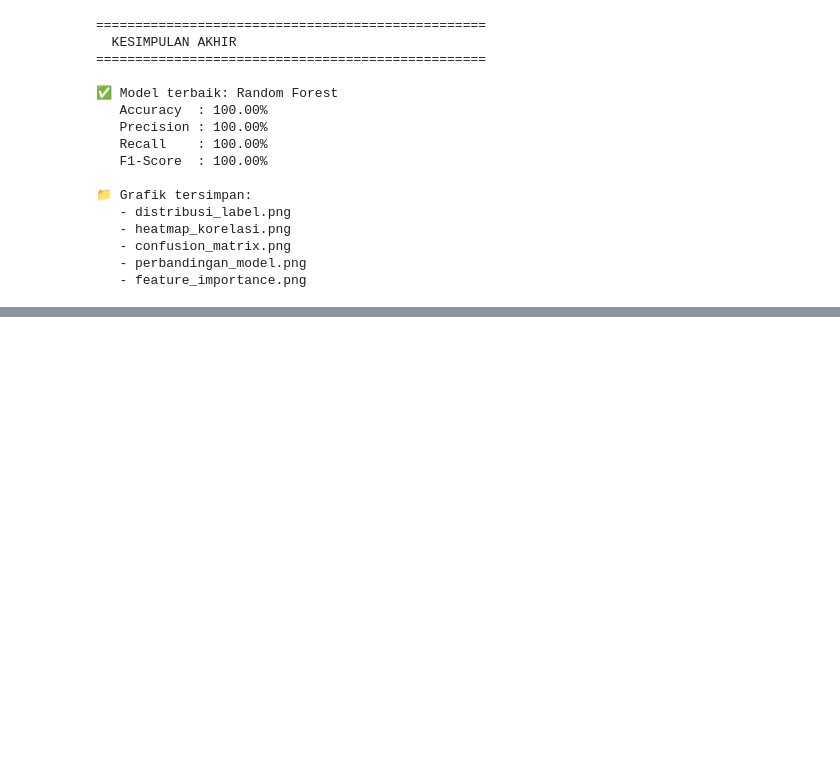
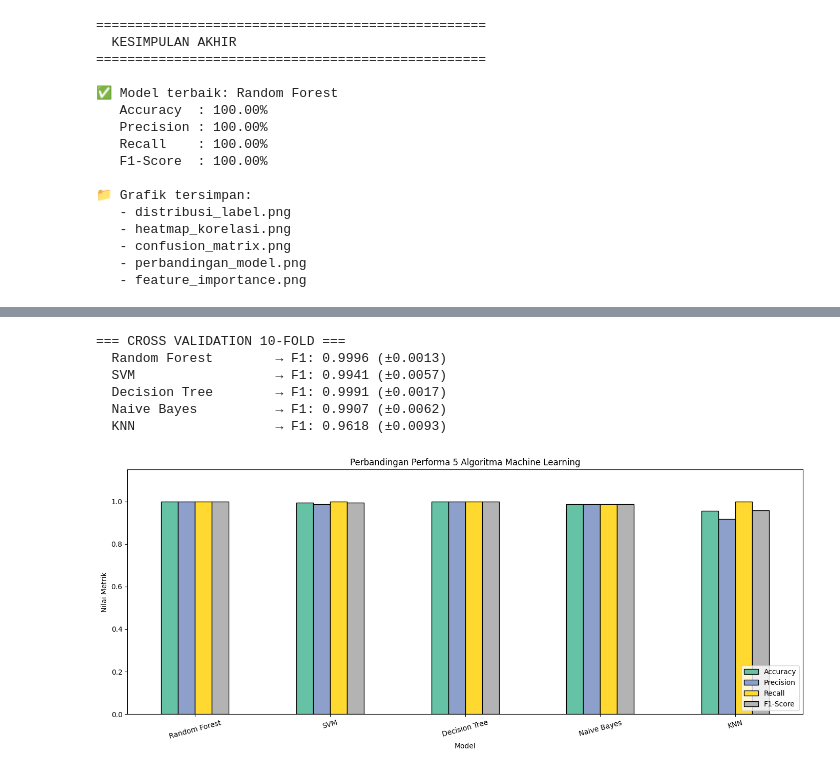
Before and after one commit to Ariefnaufal67/metopen, a Jupyter notebook: Metopen.ipynb, the cells around one changed output, grey strips where cells are left out. Cells and saved outputs as stored; diff of their text form; code cells hidden in the pictures; blank space fills up the shorter version.

```diff
--- a/Metopen.ipynb
+++ b/Metopen.ipynb
@@ -340,0 +677,35 @@ for f in ['distribusi_label.png','heatmap_korelasi.png','confusion_matrix.png','
+# %%
+kfold = StratifiedKFold(n_splits=10, shuffle=True, random_state=42)
+
+models = {
+    'Random Forest' : (rf_model,  X_resampled),
+    'SVM'           : (svm_model, scaler.transform(X_resampled)),
+    'Decision Tree' : (dt_model,  X_resampled),
+    'Naive Bayes'   : (nb_model,  scaler.transform(X_resampled)),
+    'KNN'           : (knn_model, scaler.transform(X_resampled)),
+}
+
+print("=== CROSS VALIDATION 10-FOLD ===")
+for nama, (model, X_cv) in models.items():
+    cv_score = cross_val_score(model, X_cv, y_resampled, cv=kfold, scoring='f1')
+    print(f"  {nama:<20} → F1: {cv_score.mean():.4f} (±{cv_score.std():.4f})")
+# %% [output]
+=== CROSS VALIDATION 10-FOLD ===
+  Random Forest        → F1: 0.9996 (±0.0013)
+  SVM                  → F1: 0.9941 (±0.0057)
+  Decision Tree        → F1: 0.9991 (±0.0017)
+  Naive Bayes          → F1: 0.9907 (±0.0062)
+  KNN                  → F1: 0.9618 (±0.0093)
+# %%
+df_hasil.plot(kind='bar', figsize=(14, 6), colormap='Set2', edgecolor='black')
+plt.title('Perbandingan Performa 5 Algoritma Machine Learning')
+plt.ylabel('Nilai Metrik')
+plt.xlabel('Model')
+plt.xticks(rotation=15)
+plt.ylim(0, 1.15)
+plt.legend(loc='lower right')
+plt.tight_layout()
+plt.savefig('perbandingan_5_model.png', dpi=150)
+plt.show()
+# %% [output]
+[figure, added]
```
Also changed, not shown: parts of 16 cells of this notebook.
